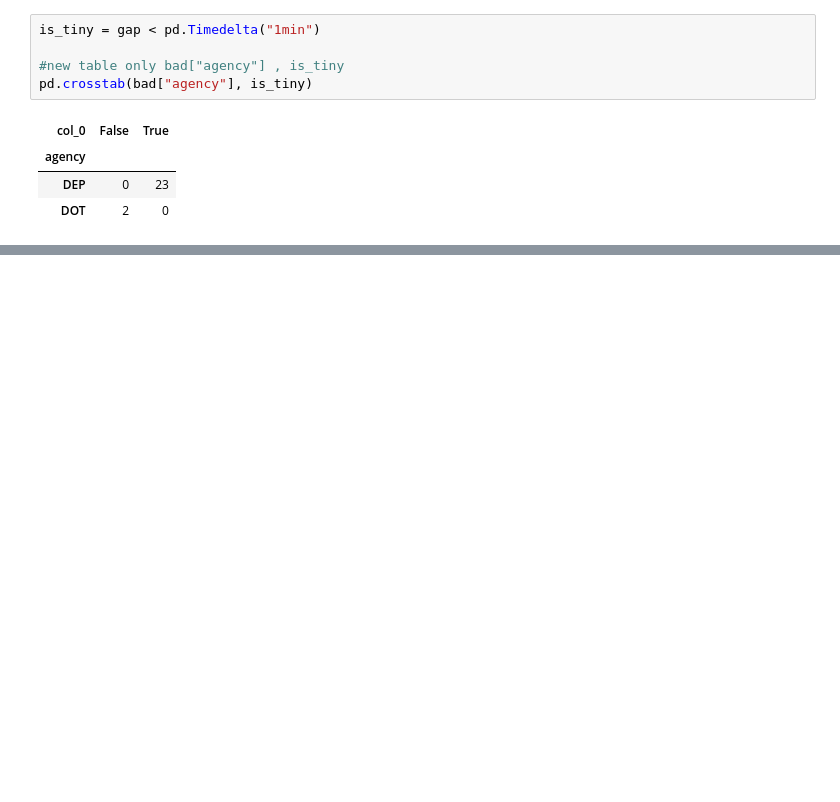
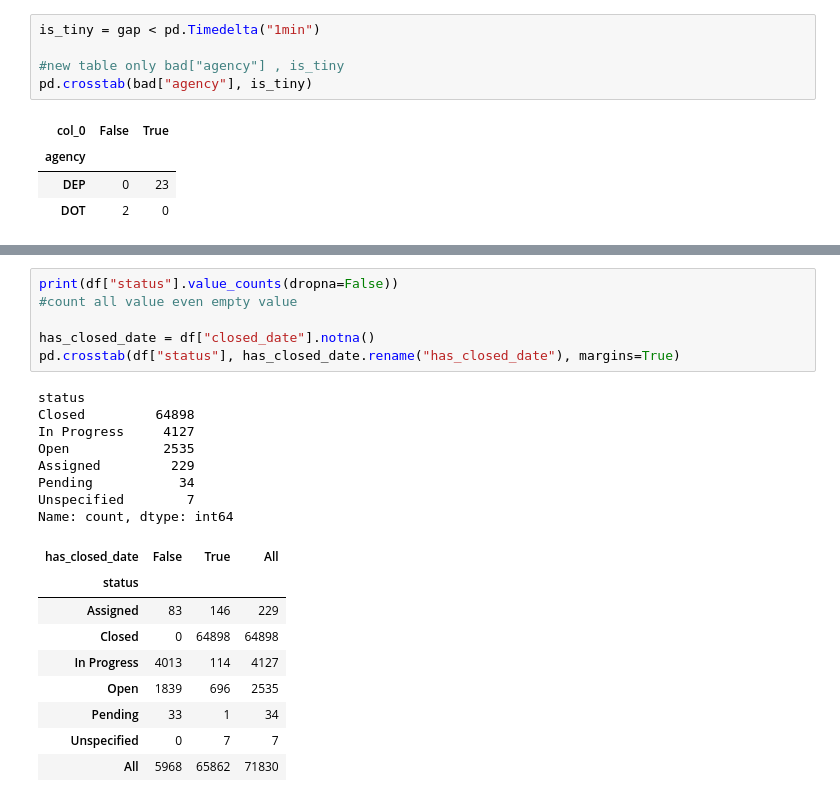
Before and after one commit to ErricNg/nyc311-data-quality, a Jupyter notebook: notebooks/01_explore.ipynb, the cells around one changed output, grey strips where cells are left out. Saved outputs shown, nothing was run; the diff lists cells and outputs as text; blank space fills up the shorter version.

Commit message:
Add status and agency findings to data issues

```diff
--- a/notebooks/01_explore.ipynb
+++ b/notebooks/01_explore.ipynb
@@ -193,0 +232,24 @@ DEP bad rows where closed = created rounded down: 23 of 23
+# %%
+print(df["status"].value_counts(dropna=False))
+#count all value even empty value
+
+has_closed_date = df["closed_date"].notna()
+pd.crosstab(df["status"], has_closed_date.rename("has_closed_date"), margins=True)
+# %% [output]
+status
+Closed         64898
+In Progress     4127
+Open            2535
+Assigned         229
+Pending           34
+Unspecified        7
+Name: count, dtype: int64
+| has_closed_date | False | True | All |
+| status |  |  |  |
+| Assigned | 83 | 146 | 229 |
+| Closed | 0 | 64898 | 64898 |
+| In Progress | 4013 | 114 | 4127 |
+| Open | 1839 | 696 | 2535 |
+| Pending | 33 | 1 | 34 |
+| Unspecified | 0 | 7 | 7 |
+| All | 5968 | 65862 | 71830 |
```
Also changed, not shown: parts of 6 cells of this notebook, 1 other file.
